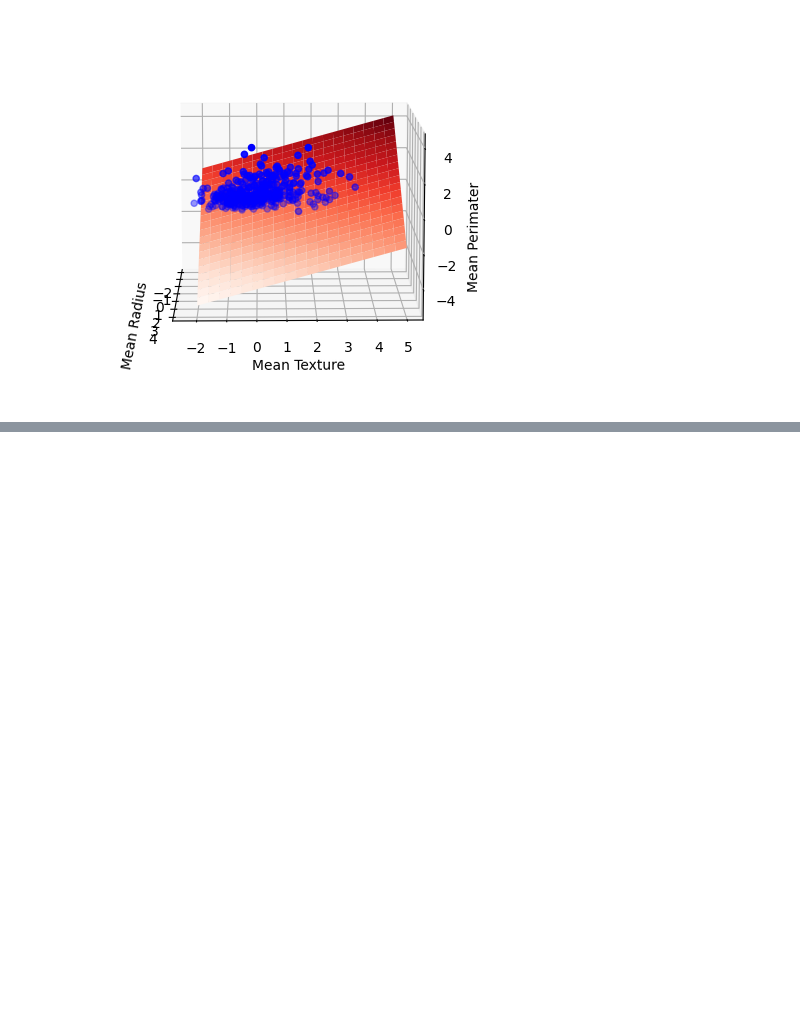
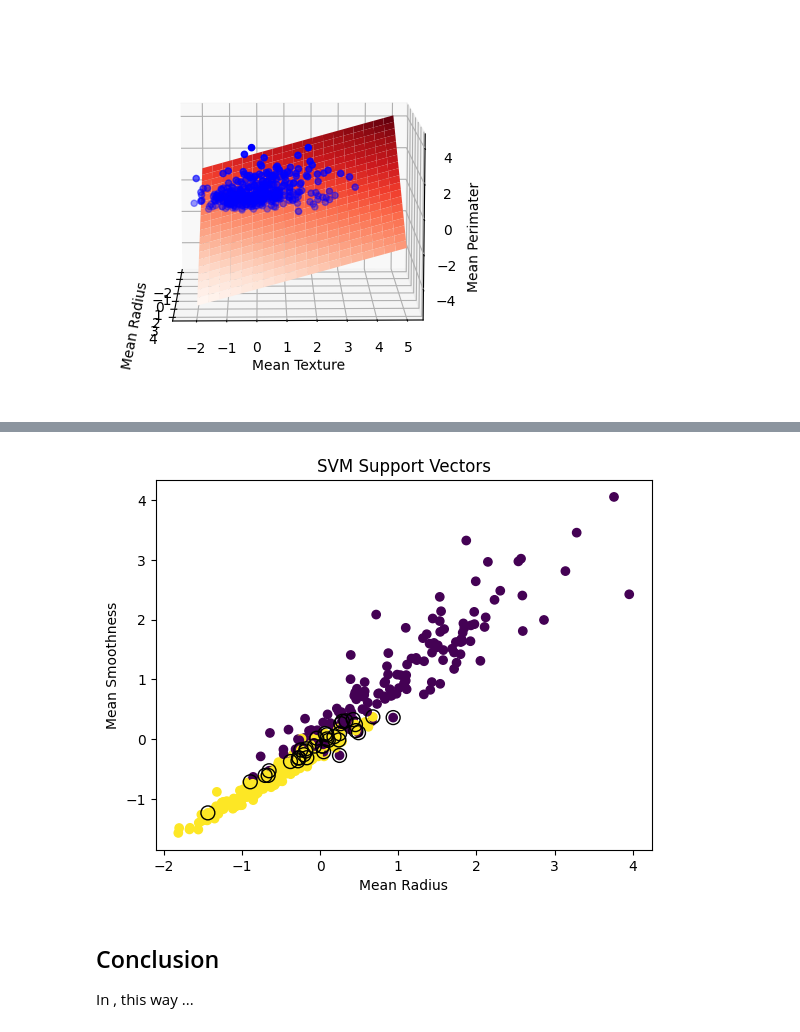
Before and after one commit to DevPro13/SVM_Visualization, a Jupyter notebook: SuportVectorMachineVisualizationWithBreastCancerDataset.ipynb, the cells around one changed output, grey strips where cells are left out. Saved outputs shown, nothing was run; the diff lists cells and outputs as text; code cells hidden in the pictures; blank space fills up the shorter version.

```diff
--- a/SuportVectorMachineVisualizationWithBreastCancerDataset.ipynb
+++ b/SuportVectorMachineVisualizationWithBreastCancerDataset.ipynb
@@ -224,0 +240,13 @@ plt.show()
+# %%
+plt.scatter(X_train[:, 0], X_train[:, 3], c=Y_train)
+ax = plt.gca()
+plt.scatter(model.support_vectors_[:, 0], model.support_vectors_[:, 20], s=100, facecolors='none', edgecolors='k')
+plt.xlabel('Mean Radius')
+plt.ylabel('Mean Smoothness')
+plt.title('SVM Support Vectors')
+plt.show()
+# %% [output]
+[figure, added]
+# %% [markdown]
+## Conclusion
+In , this way ...
```
Also changed, not shown: parts of 11 cells of this notebook.
